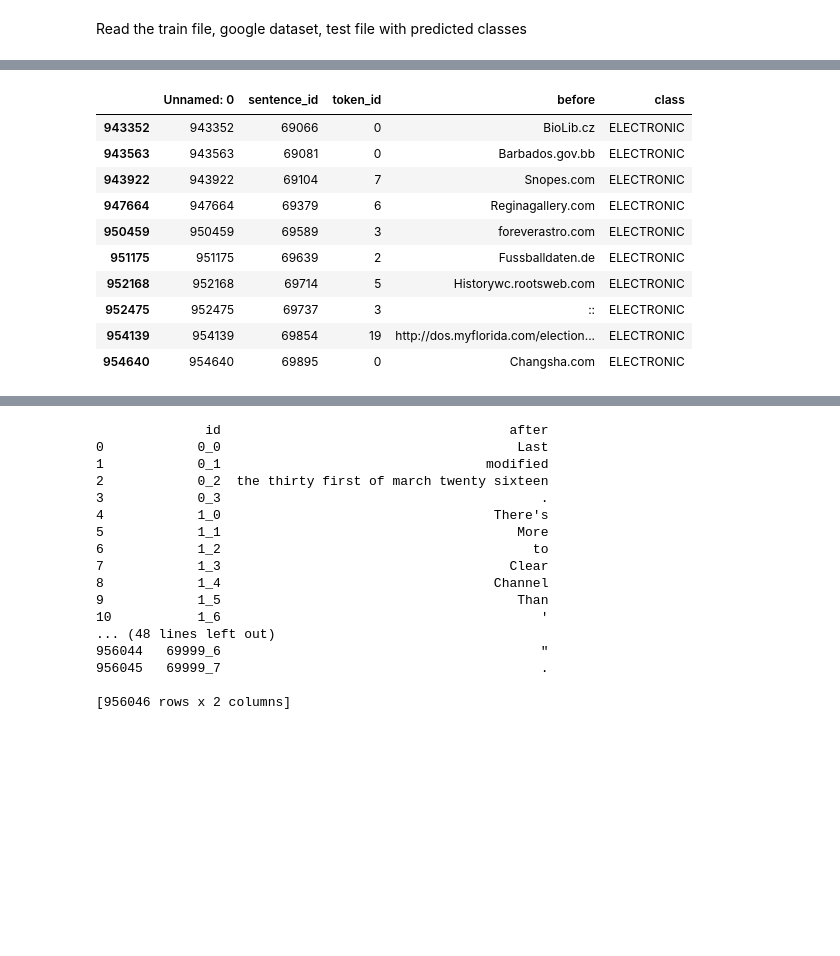
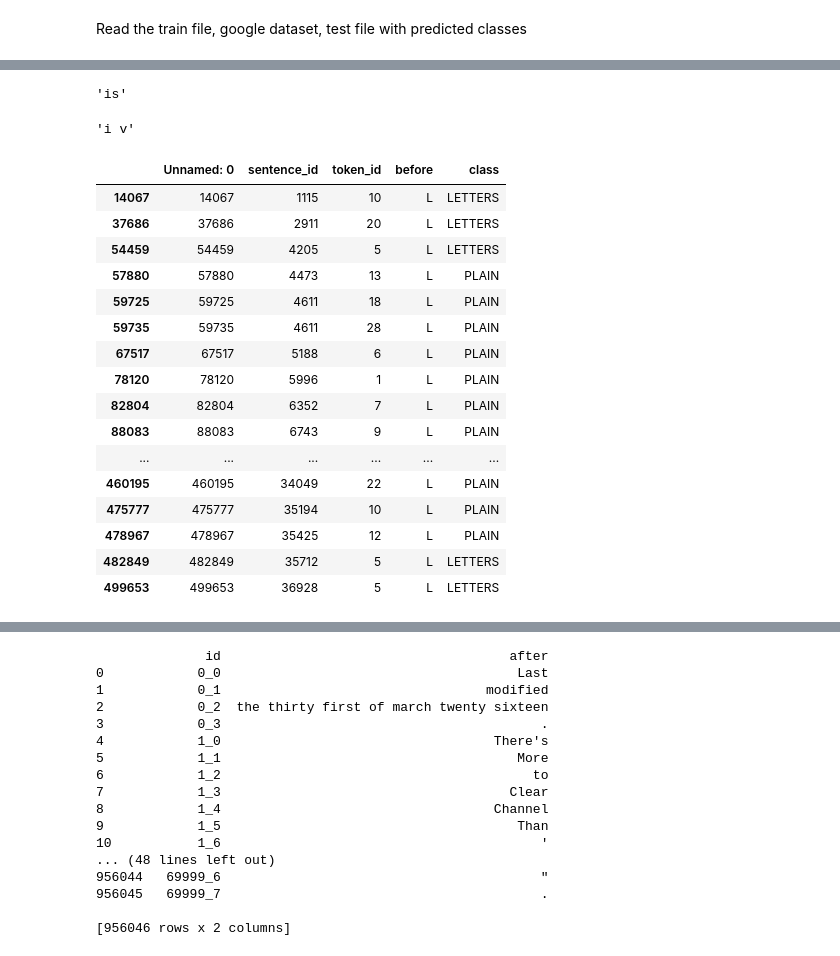
Before and after one commit to afcarl/Kaggle-TextNormalisation, a Jupyter notebook: ClassPred_Functions_Dict.ipynb, the cells around one changed output, grey strips where cells are left out. Saved outputs shown, nothing was run; the diff lists cells and outputs as text; code cells hidden in the pictures; blank space fills up the shorter version.

```diff
--- a/ClassPred_Functions_Dict.ipynb
+++ b/ClassPred_Functions_Dict.ipynb
@@ -247,0 +102,14 @@ train_dict['.']
+# %%
+d = defaultdict(list)
+test_list = [(test_soln.iloc[i,1],test_soln.iloc[i,0]) for i in range(test_soln.shape[0])]
+for k,v in test_list:
+    d[k].append(v)
+
+test_dict = {}
+for key in d:
+    c = Counter(d[key]).most_common(1)[0][0]
+    test_dict[key] = c
+del test_old, test_soln, test_list
+test_dict['is']
+# %% [output]
+'is'
@@ -248,3 +118,7 @@ train_dict['.']
+# %%
+test_dict['IV']
+# %% [output]
+'i v'
 # %%
 # d1 = defaultdict(list)
 
@@ -276,17 +150,23 @@ train_dict['.']
 # f = open("dict.pkl","wb")
 # pickle.dump(counter_dict,f)
 # f.close()
-# %%
-test[test['class'] == 'ELECTRONIC'].tail(10)
-# %% [output]
-|  | Unnamed: 0 | sentence_id | token_id | before | class |
-| 943352 | 943352 | 69066 | 0 | BioLib.cz | ELECTRONIC |
-| 943563 | 943563 | 69081 | 0 | Barbados.gov.bb | ELECTRONIC |
-| 943922 | 943922 | 69104 | 7 | Snopes.com | ELECTRONIC |
-| 947664 | 947664 | 69379 | 6 | Reginagallery.com | ELECTRONIC |
-| 950459 | 950459 | 69589 | 3 | foreverastro.com | ELECTRONIC |
-| 951175 | 951175 | 69639 | 2 | Fussballdaten.de | ELECTRONIC |
-| 952168 | 952168 | 69714 | 5 | Historywc.rootsweb.com | ELECTRONIC |
-| 952475 | 952475 | 69737 | 3 | :: | ELECTRONIC |
-| 954139 | 954139 | 69854 | 19 | http://dos.myflorida.com/election... | ELECTRONIC |
-| 954640 | 954640 | 69895 | 0 | Changsha.com | ELECTRONIC |
+# %%
+test[test['before'] == 'L'].head(50)
+# %% [output]
+|  | Unnamed: 0 | sentence_id | token_id | before | class |
+| 14067 | 14067 | 1115 | 10 | L | LETTERS |
+| 37686 | 37686 | 2911 | 20 | L | LETTERS |
+| 54459 | 54459 | 4205 | 5 | L | LETTERS |
+| 57880 | 57880 | 4473 | 13 | L | PLAIN |
+| 59725 | 59725 | 4611 | 18 | L | PLAIN |
+| 59735 | 59735 | 4611 | 28 | L | PLAIN |
+| 67517 | 67517 | 5188 | 6 | L | PLAIN |
+| 78120 | 78120 | 5996 | 1 | L | PLAIN |
+| 82804 | 82804 | 6352 | 7 | L | PLAIN |
+| 88083 | 88083 | 6743 | 9 | L | PLAIN |
+| ... | ... | ... | ... | ... | ... |
+| 460195 | 460195 | 34049 | 22 | L | PLAIN |
+| 475777 | 475777 | 35194 | 10 | L | PLAIN |
+| 478967 | 478967 | 35425 | 12 | L | PLAIN |
+| 482849 | 482849 | 35712 | 5 | L | LETTERS |
+| 499653 | 499653 | 36928 | 5 | L | LETTERS |
```
Also changed, not shown: parts of 33 cells of this notebook, 2 other files.
